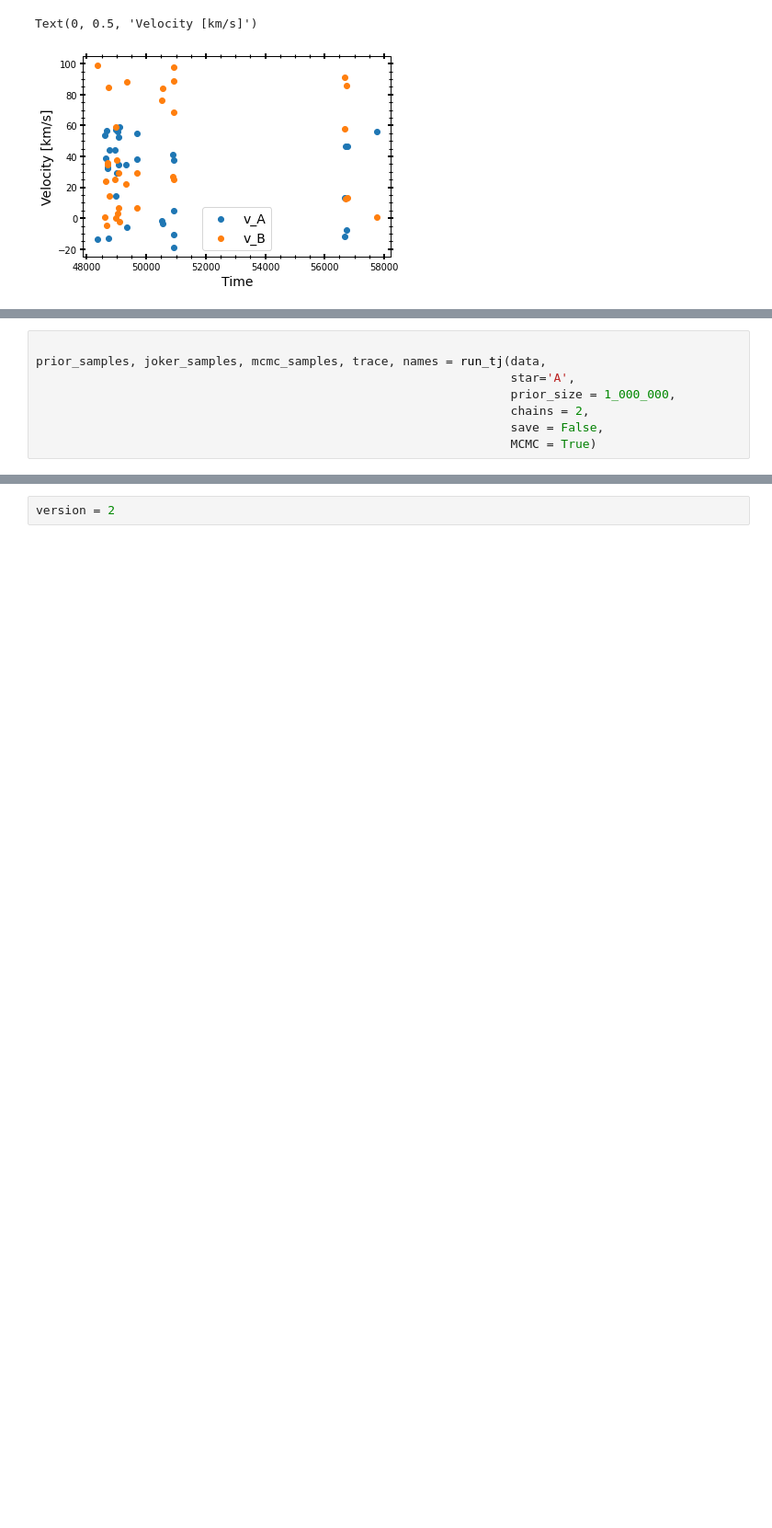
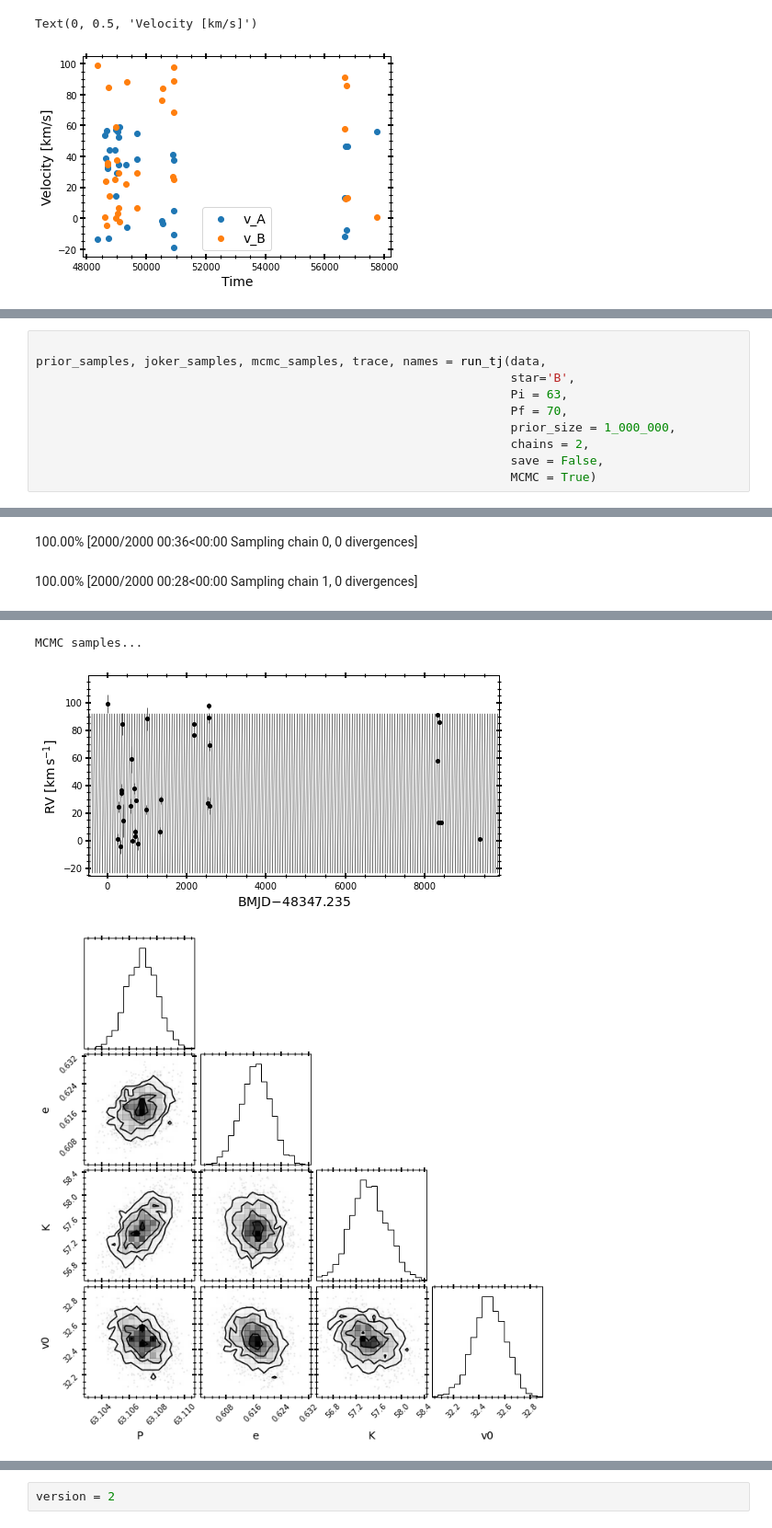
Before and after one commit to MaryumSayeed/ESPRESSO, a Jupyter notebook: scripts/claudia.ipynb, the cells around one changed output, grey strips where cells are left out. Shown at 92% size. Drawn from its saved outputs; the diff is of its cells as text; blank space fills up the shorter version.

```diff
--- a/scripts/claudia.ipynb
+++ b/scripts/claudia.ipynb
@@ -110,7 +109,9 @@ def run_tj(tb, star,chains=2, prior_size=50_000,save=False,MCMC=False):
 # %%
 
 prior_samples, joker_samples, mcmc_samples, trace, names = run_tj(data,
-                                                                  star='A',
+                                                                  star='B',
+                                                                  Pi = 63,
+                                                                  Pf = 70,
                                                                   prior_size = 1_000_000,
                                                                   chains = 2,
                                                                   save = False,
@@ -121,0 +131,2 @@ KeyboardInterrupt:
+100.00% [2000/2000 00:36<00:00 Sampling chain 0, 0 divergences]
+100.00% [2000/2000 00:28<00:00 Sampling chain 1, 0 divergences]
@@ -122,3 +138,6 @@ KeyboardInterrupt:
+MCMC samples...
+[figure, added]
+[figure, added]
 # %%
 az.summary(trace, names)
 # %% [output]
```
Also changed, not shown: parts of 11 cells of this notebook, 3 other files.
